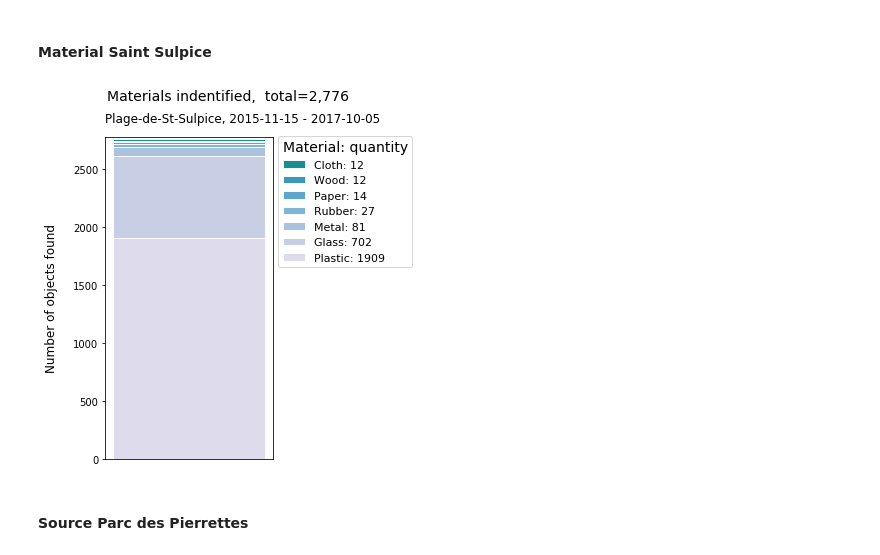
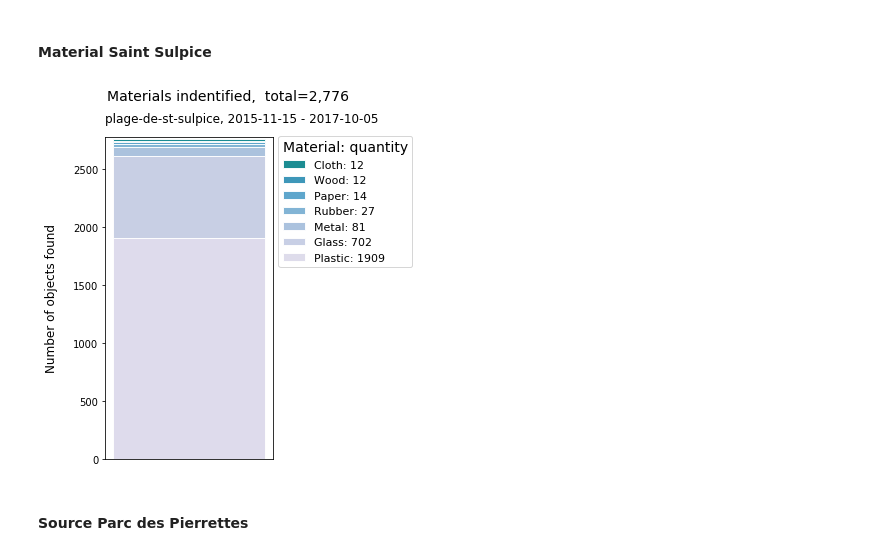
Before and after one commit to hammerdirt/Lake_Geneva_Env, a Jupyter notebook: Manuscript-charts-abundance.ipynb, the cells around one changed output. Drawn from its saved outputs; the diff is of its cells as text; code cells hidden in the pictures.

```diff
--- a/Manuscript-charts-abundance.ipynb
+++ b/Manuscript-charts-abundance.ipynb
@@ -105,7 +105,7 @@ the_survey_results = pd.DataFrame(my_survey_resultsx)
 # %%
 # making a pcs/m column:
 
-the_survey_results["pcs_m"] = the_survey_results["quantity"]/the_survey_results["length"]
+# the_survey_results["pcs_m"] = the_survey_results["quantity"]/the_survey_results["length"]
 
 # making a month, day and year column from a datetime object
 # makes sorting easier
@@ -319,12 +319,12 @@ iterateBarchartBlocks(abundance, .01, [(start_date, end_date)], title_text, sub_
 day_of_interest = "2017-10-05"
 date_of_interest = datetime.datetime.strptime("2017-10-05", "%Y-%m-%d")
 end_date = datetime.datetime.strptime("2017-10-06", "%Y-%m-%d")
-loc_of_interest = [ "Parc-des-Pierrettes", "Plage-de-St-Sulpice"]
-parc_des_pierrettes_a = abundance.loc[(abundance.location_id == "Parc-des-Pierrettes") & (abundance.py_date < end_date)]
-saint_sulpice_a = abundance.loc[(abundance.location_id == "Plage-de-St-Sulpice") & (abundance.py_date < end_date)]
+loc_of_interest = [ "parc-des-pierrettes", "plage-de-st-sulpice"]
+parc_des_pierrettes_a = abundance.loc[(abundance.location_id == "parc-des-pierrettes") & (abundance.py_date < end_date)]
+saint_sulpice_a = abundance.loc[(abundance.location_id == "plage-de-st-sulpice") & (abundance.py_date < end_date)]
 
-parc_des_pierrettes_day = abundance.loc[(abundance.location_id == "Parc-des-Pierrettes") & (abundance.py_date == date_of_interest)]
-saint_sulpice_day = abundance.loc[(abundance.location_id == "Plage-de-St-Sulpice") & (abundance.py_date == date_of_interest)]
+parc_des_pierrettes_day = abundance.loc[(abundance.location_id == "parc-des-pierrettes") & (abundance.py_date == date_of_interest)]
+saint_sulpice_day = abundance.loc[(abundance.location_id == "plage-de-st-sulpice") & (abundance.py_date == date_of_interest)]
 
 # group by code id
 p_d_p_code_group = getCodeTotalsFromDateRange(parc_des_pierrettes_a)
@@ -440,7 +440,7 @@ def makeMaterialTotals(data, material_groups):
 pdp_material_block = makeMaterialTotals(p_d_p_code_group, material_groups)
 s_s_material_block = makeMaterialTotals(s_s_code_group, material_groups)
 # %%
-def iterateMaterialBarchartBlocks(the_data_study, total_quant, min_date, max_date, title_text, sub_title_text):
+def iterateMaterialBarchartBlocks(the_data_study, total_quant, min_date, max_date, title_text, sub_title_text, file_names):
     fig, ax = plt.subplots(figsize=(3,6))
     my_cmap = plt.cm.get_cmap(this_map,100)
     total_quant = total_quant
@@ -472,9 +472,9 @@ def iterateMaterialBarchartBlocks(the_data_study, total_quant, min_date, max_dat
     handles, labels = ax.get_legend_handles_labels()
     this = ax.legend(handles[::-1], labels[::-1], title='Material: quantity',title_fontsize=legend_title_size, fontsize=legend_font_size, bbox_to_anchor=b_box, loc='upper left')
     this._legend_box.align = "left"
-#     for x in file_suffix:
-#         save_me = '{}/{}{}'.format(file_prefix, file_names, x)
-#         plt.savefig(save_me, bbox_inches="tight")
+    for x in file_suffix:
+        save_me = '{}/{}{}'.format(file_prefix, file_names, x)
+        plt.savefig(save_me, bbox_inches="tight")
     plt.show()
     plt.close()
 # %%
@@ -496,15 +497,16 @@ iterateMaterialBarchartBlocks(
 # %%
 file_names="fig_9_opt_ss_all_material"
 iterateMaterialBarchartBlocks(
     s_s_material_block ,
     s_s_total,
     "2015-11-15",
     day_of_interest,
     "Materials indentified",
-    loc_of_interest[1]
+    loc_of_interest[1],
+    file_names,
 )
 # %% [output]
-[figure, old version]
+[figure, new version]
 # %% [markdown]
 #### Source Parc des Pierrettes
 # %%
```
Also changed, not shown: parts of 5 cells of this notebook, 41 other files.
